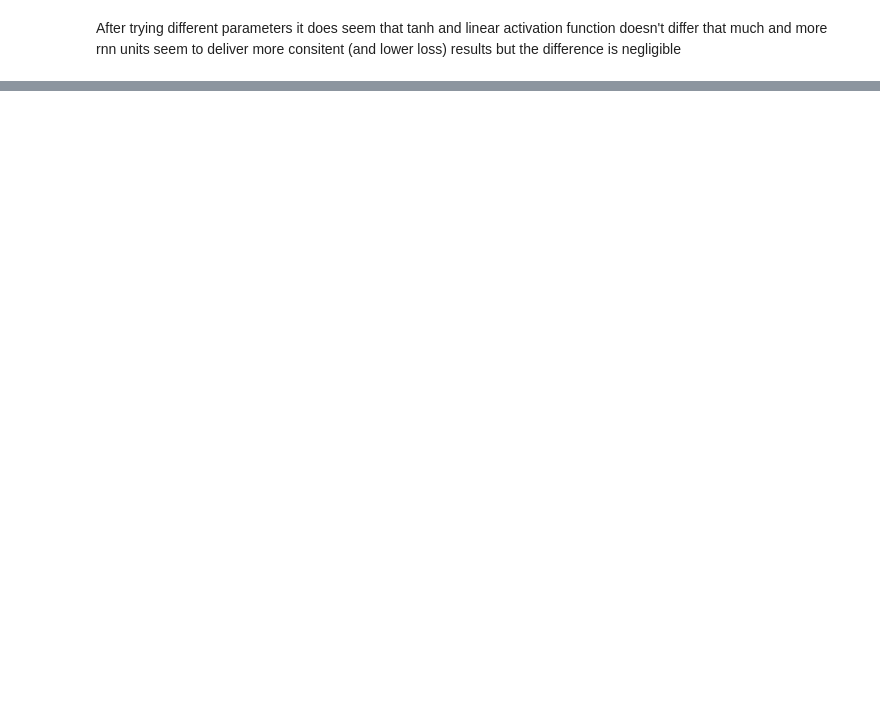
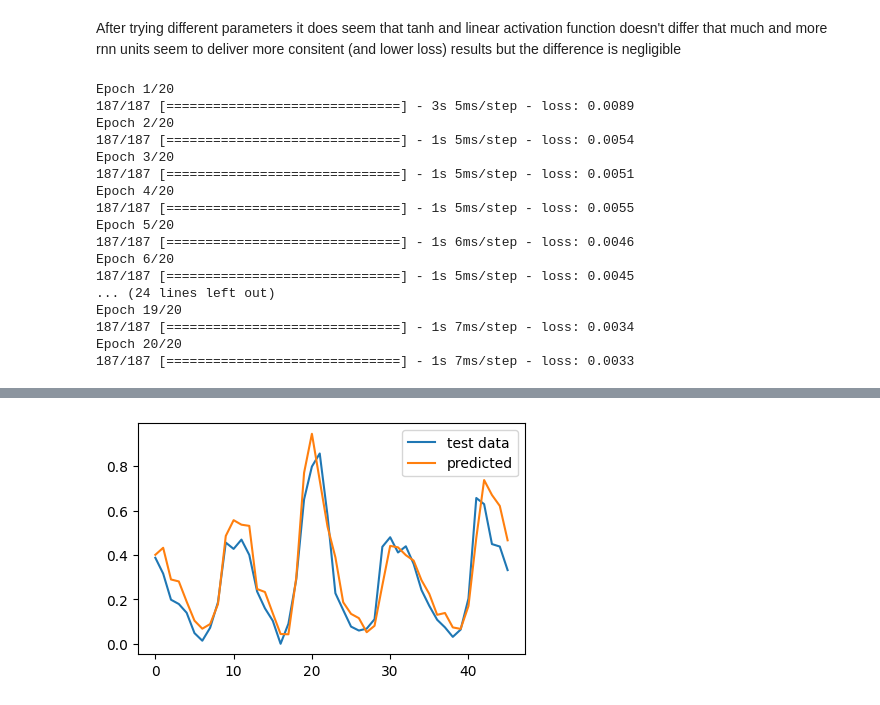
Before and after one commit to Integrall11/RNN-pyhthon-implementation, a Jupyter notebook: Main code.ipynb, the cells around one changed output, grey strips where cells are left out. Saved outputs shown, nothing was run; the diff lists cells and outputs as text; code cells hidden in the pictures; blank space fills up the shorter version.

```diff
--- a/Main code.ipynb
+++ b/Main code.ipynb
@@ -247,2 +151,22 @@ RMSE = 0.07737685739994049
 # %% [markdown]
 After trying different parameters it does seem that tanh and linear activation function doesn't differ that much and more rnn units seem to deliver more consitent (and lower loss) results but the difference is negligible
+# %%
+MSE, prediction = train_test_vis(32, X_train, y_train, X_test, y_test, RNN_type='LSTM', verbose=1, epochs=20)
+# %% [output]
+Epoch 1/20
+187/187 [==============================] - 3s 5ms/step - loss: 0.0089
+Epoch 2/20
+187/187 [==============================] - 1s 5ms/step - loss: 0.0054
+Epoch 3/20
+187/187 [==============================] - 1s 5ms/step - loss: 0.0051
+Epoch 4/20
+187/187 [==============================] - 1s 5ms/step - loss: 0.0055
+Epoch 5/20
+187/187 [==============================] - 1s 6ms/step - loss: 0.0046
+Epoch 6/20
+187/187 [==============================] - 1s 5ms/step - loss: 0.0045
+... (24 lines left out)
+Epoch 19/20
+187/187 [==============================] - 1s 7ms/step - loss: 0.0034
+Epoch 20/20
+187/187 [==============================] - 1s 7ms/step - loss: 0.0033
@@ -248,0 +176 @@ After trying different parameters it does seem that tanh and linear activation f
+[figure, added]
```
Also changed, not shown: parts of 13 cells of this notebook.
